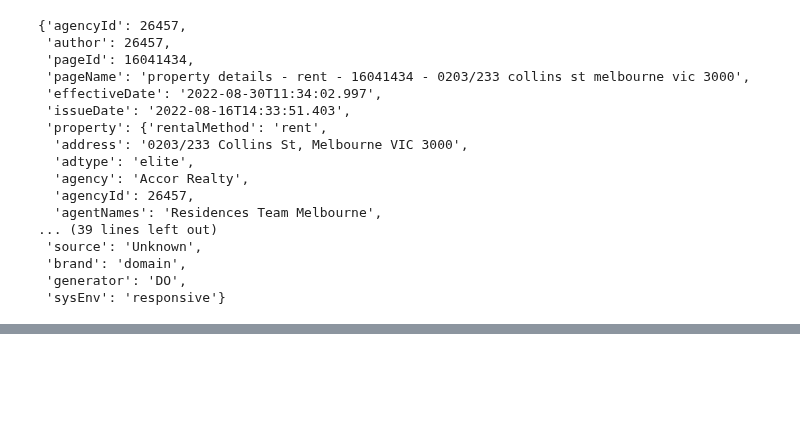
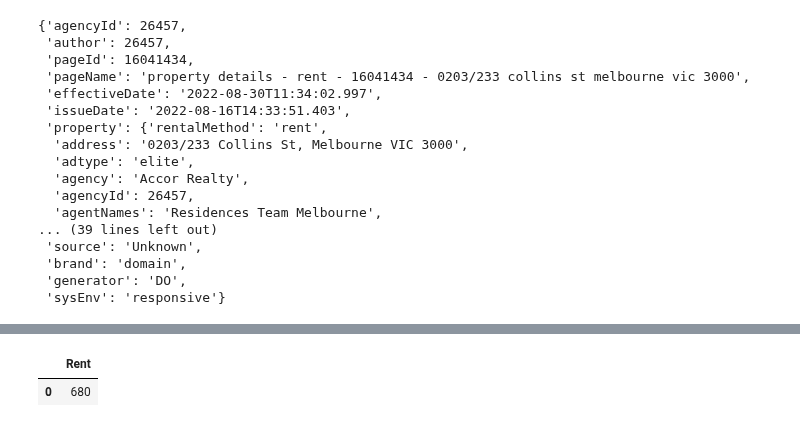
Before and after one commit to MAST30034-Applied-Data-Science/generic-real-estate-consulting-project-group-7, a Jupyter notebook: notebooks/domain-scrape.ipynb, the cells around one changed output, grey strips where cells are left out. Drawn from its saved outputs; the diff is of its cells as text; code cells hidden in the pictures; blank space fills up the shorter version.

Commit message:
still fixing price

```diff
--- a/notebooks/domain-scrape.ipynb
+++ b/notebooks/domain-scrape.ipynb
@@ -636,0 +701,21 @@ school_data['props']['pageProps']["layoutProps"]["digitalData"]["page"]["pageInf
+# %%
+# appending all the data into a list
+basic_feature_list.append(basic_feature_dict)
+# %%
+price_list = []
+for row in basic_feature_list:
+    # checking if the row cointains 'price'
+    if 'price' in row:
+        price_list.append(row['price'])
+    else:
+        price_list.append(None)
+# %%
+house_dict = {}
+house_dict['Rent'] = price_list
+# %%
+house_df = pd.DataFrame(house_dict)
+# %%
+house_df
+# %% [output]
+|  | Rent |
+| 0 | 680 |
```
Also changed, not shown: parts of 22 cells of this notebook, 5 other files.
